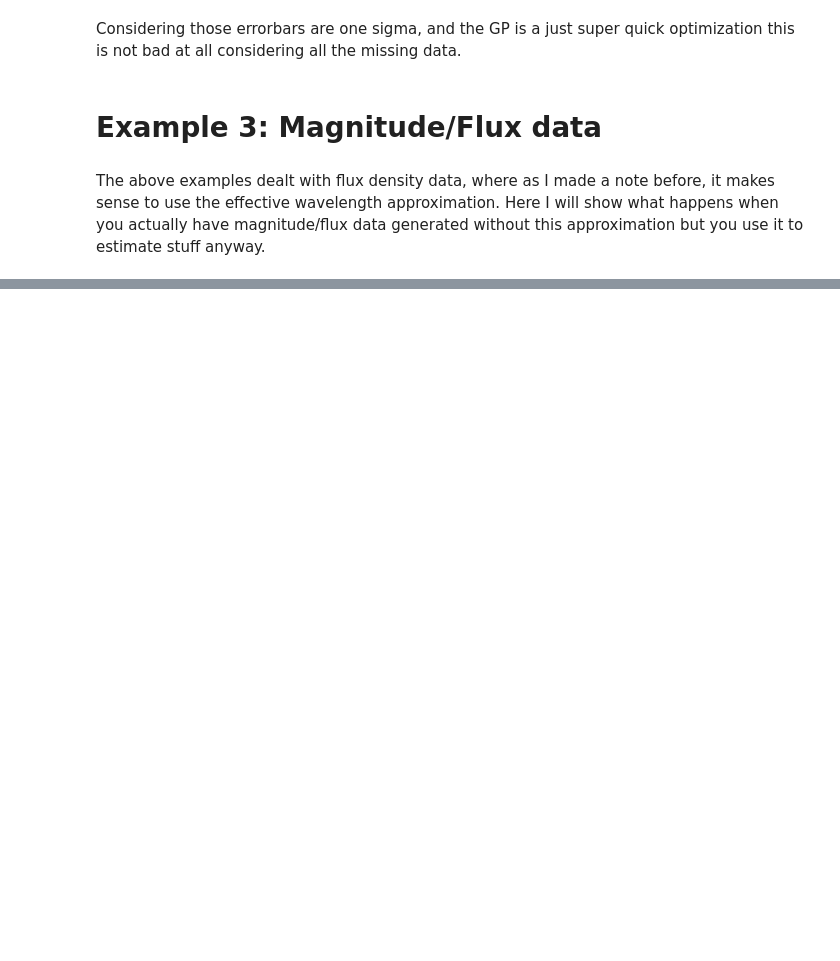
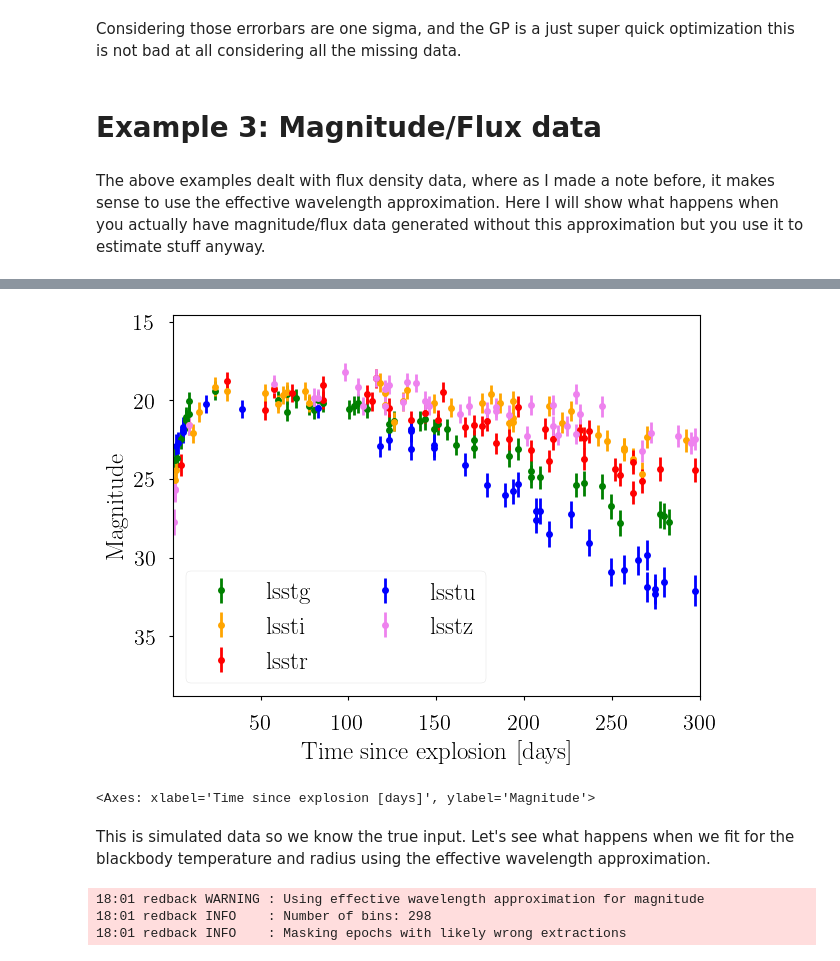
Before and after one commit to nikhil-sarin/redback, a Jupyter notebook: examples/estimating_blackbody_properties_with_redback.ipynb, the cells around one changed output, grey strips where cells are left out. Cells and saved outputs as stored; diff of their text form; code cells hidden in the pictures; blank space fills up the shorter version.

Commit message:
Extend to fit magnitudes/flux with the effective wavelength approximation

```diff
--- a/examples/estimating_blackbody_properties_with_redback.ipynb
+++ b/examples/estimating_blackbody_properties_with_redback.ipynb
@@ -317,0 +311,51 @@ sn.y_err * 1.5
+# %%
+# Same as before but with number of data points reduced
+
+np.random.seed(126)
+
+bands = ['lsstg', 'lsstr', 'lssti', 'lsstu', 'lsstz']
+
+# let's also add some sensible colours to the plot
+band_colors = {'lsstg':'green', 'lsstr':'red',
+                'lssti':'orange', 'lsstu':'blue', 'lsstz':'violet'}
+
+times = np.geomspace(0.5, 50, 20)
+times = np.append(times, np.linspace(50, 300, 100))
+kappa = 0.07
+kappa_gamma = 0.1
+mej = 3
+vej = 5000
+nickel_mass = 1.5
+tf = 2200
+f_nickel = nickel_mass/mej
+output_format = 'magnitude'
+model_kwargs = {'output_format':output_format, 'bands':bands}
+num_of_data_points = 200 # the number of data points to generate
+parameters = {}
+parameters['kappa'] = kappa
+parameters['kappa_gamma'] = kappa_gamma
+parameters['f_nickel'] = f_nickel
+parameters['mej'] = mej
+parameters['vej'] = vej
+parameters['temperature_floor'] = tf
+parameters['redshift'] = 0.1
+distance = cosmo.luminosity_distance(parameters['redshift']).cgs.value
+
+func = redback.model_library.all_models_dict['arnett_bolometric']
+lbol_a = func(times, f_nickel=f_nickel, mej=mej, vej=vej, kappa=kappa,
+                         kappa_gamma=kappa_gamma, temperature_floor=tf)
+photo = TemperatureFloor(times, luminosity=lbol_a, vej=vej, temperature_floor=tf)
+
+kn_obs = SimulateGenericTransient(model='arnett', parameters=parameters, times=times,
+                                  data_points=num_of_data_points, model_kwargs=model_kwargs,
+                                 multiwavelength_transient=True, noise_term=0.03)
+
+transient = redback.transient.Kilonova(name='my_kilonova',
+                                       magnitude=kn_obs.data['output'].values,
+                                      time=kn_obs.data['time'].values,
+                                       data_mode=output_format,
+                                      magnitude_err=kn_obs.data['output_error'].values,
+                                      bands=kn_obs.data['band'].values,
+                                       redshift=parameters['redshift'])
+transient.plot_data(band_colors=band_colors, ms=5, xlim_high=300)
+# %% [output]
@@ -317,0 +364,10 @@ sn.y_err * 1.5
+[figure, added]
+<Axes: xlabel='Time since explosion [days]', ylabel='Magnitude'>
+# %% [markdown]
+This is simulated data so we know the true input. Let's see what happens when we fit for the blackbody temperature and radius using the effective wavelength approximation.
+# %%
+df_bb = transient.estimate_bb_params(distance=distance, use_eff_wavelength=True)
+# %% [output]
+18:01 redback WARNING : Using effective wavelength approximation for magnitude
+18:01 redback INFO    : Number of bins: 298
+18:01 redback INFO    : Masking epochs with likely wrong extractions
```
Also changed, not shown: parts of 17 cells of this notebook, 2 other files.
